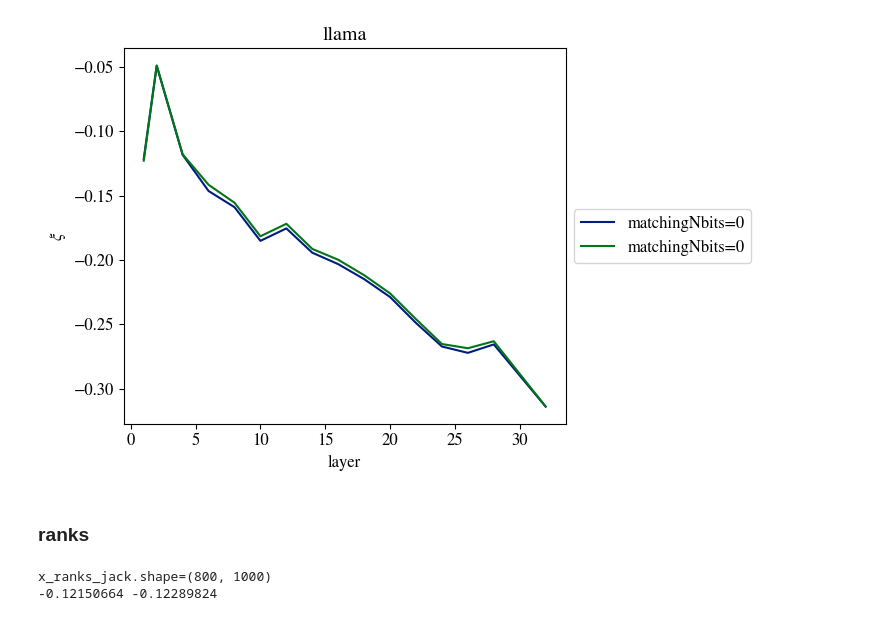
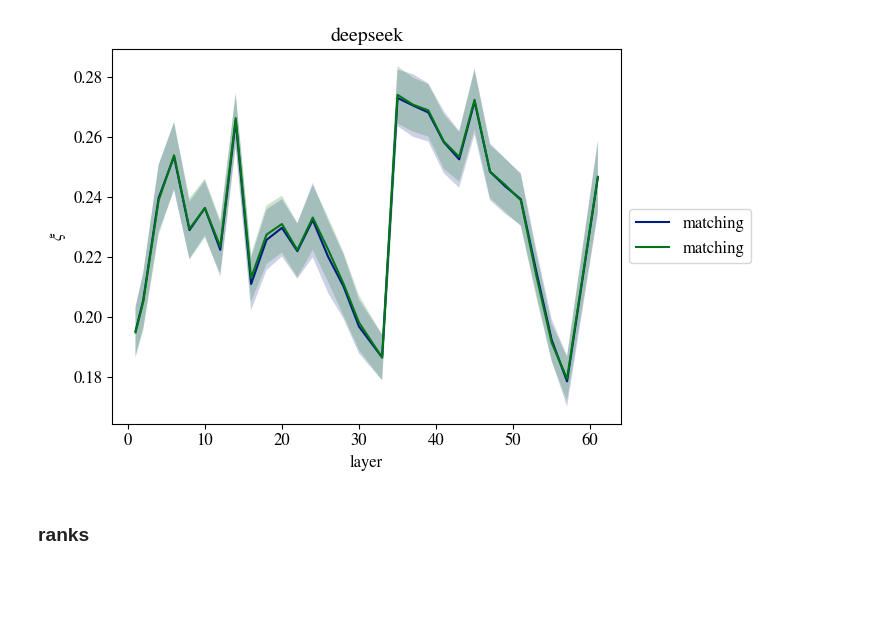
Before and after one commit to acevedo-s/syn-sem, a Jupyter notebook: corr_coeff.ipynb, the cells around one changed output. Saved outputs shown, nothing was run; the diff lists cells and outputs as text; code cells hidden in the pictures; blank space fills up the shorter version.

```diff
--- a/corr_coeff.ipynb
+++ b/corr_coeff.ipynb
@@ -28,8 +28,8 @@ markers = ['p','o','h','^','s','*']
 _linestyles = ['-','--','dotted']
 plot_id = 0
 # %%
-# modelA = 'deepseek'
-modelA = 'llama'
+modelA = 'deepseek'
+# modelA = 'llama'
 modelB = modelA
 language_pairs = [('english','spanish'),
                   ]
@@ -63,43 +63,42 @@ for match_id,match_var in enumerate(match_vars):
                                       n_files=n_files,
                                       min_token_length=min_token_length,
                                       )
-        II_folder = makefolder(base=output_folder0,
+        corr_folder = makefolder(base=output_folder0,
                                           create_folder=False,
                                           Nbits=Nbits,
                                           n_tokens=n_tokens,
                                           avg_tokens=avg,
                                           batch_shuffle=batch_shuffle,
                                           )
-        corr_coeff = np.load(II_folder + "corr_coeff.npy")
-        std = np.load(II_folder + "corr_coeff_jack_std.npy")
+        corr_coeff = np.load(corr_folder + "corr_coeff.npy")
+        std = np.load(corr_folder + "corr_coeff_jack_std.npy")
 
         layers_A = list(range(1,depths[modelA] + 1))
         layers_B = list(range(1,depths[modelB] + 1))
         layers = reduce_list_half_preserve_extremes(layers_A)
 
         for corr_index in range(2):
           plt.plot(layers,
                    corr_coeff[corr_index].diagonal(),
-                   label=match_var+f'{Nbits=}',
-                   )
+                   label=match_var)#+f' | {Nbits=}',
           plt.fill_between(layers,
                           corr_coeff[corr_index].diagonal() - std[corr_index].diagonal(),
                           corr_coeff[corr_index].diagonal() + std[corr_index].diagonal(),
                           alpha=0.2)
 
 ax.legend()
 ax.set_xlabel('layer')
 ax.set_ylabel(r'$\xi$')
 ax.set_title(f'{modelA}')
 
 
 box = ax.get_position()
 ax.set_position([box.x0, box.y0, box.width * 0.8, box.height])
 ax.legend(loc='center left', bbox_to_anchor=(1, 0.5))
 
 plt.show()
 # %% [output]
-[figure, old version]
+[figure, new version]
 # %% [markdown]
 ### ranks
 # %%
@@ -138,9 +137,6 @@ y_l_jack = jnp.take(y_l, jack_indices, axis=0)
 
 xi_AB,xi_BA = corr_coeff((x_ranks_jack,y_ranks_jack))#,(x_l,y_l))
 print(xi_AB.mean(),xi_BA.mean())
-# %% [output]
-x_ranks_jack.shape=(800, 1000)
--0.12150664 -0.12289824
 # %%
 import matplotlib.pyplot as plt
 
```
Also changed, not shown: parts of 2 cells of this notebook, 18 other files.
